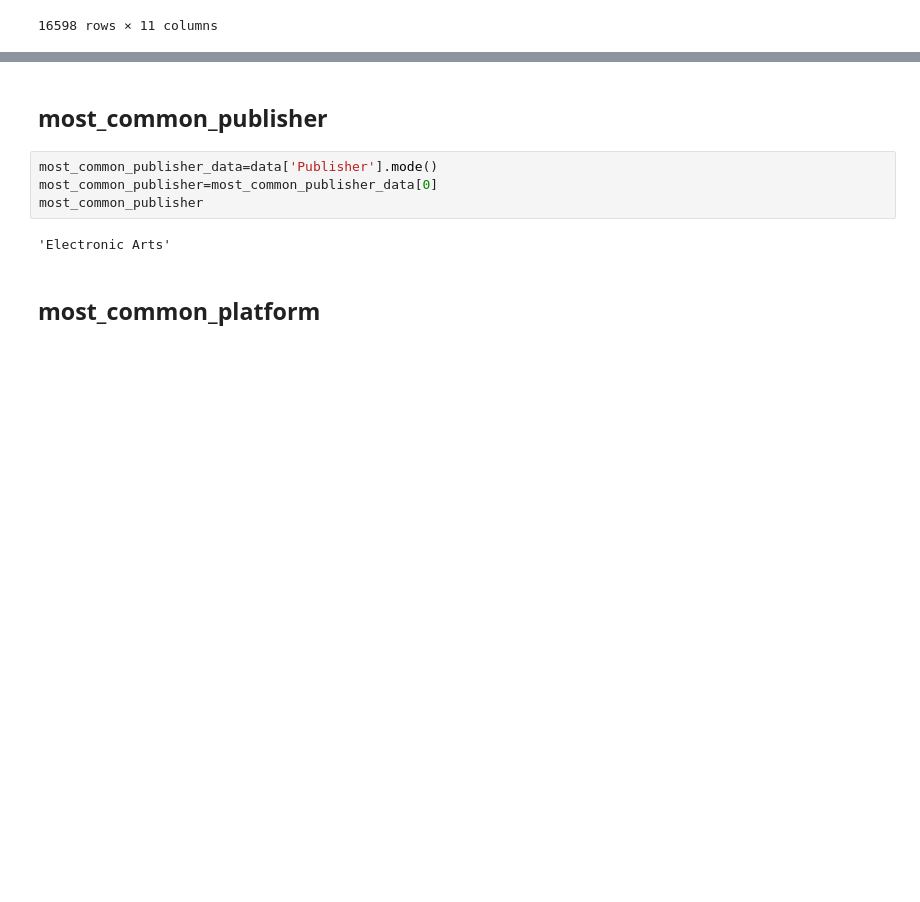
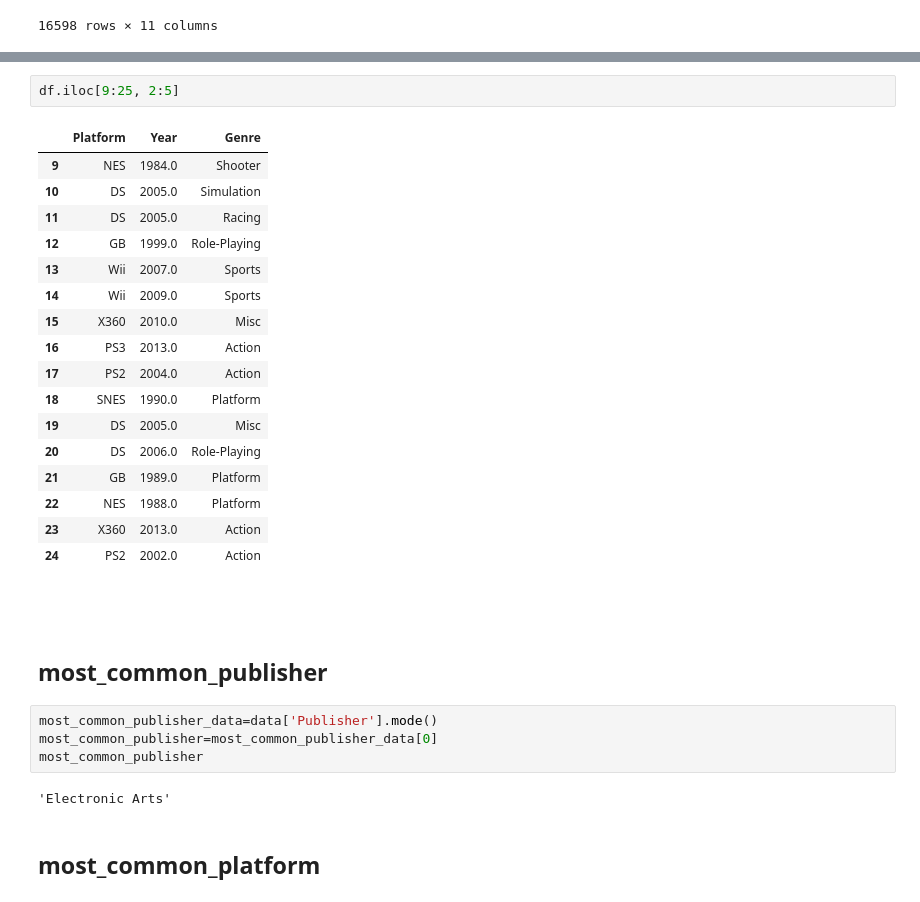
Before and after one commit to ashrf288/pandas, a Jupyter notebook: vg-stats/vg-stats.ipynb, the cells around one changed output, grey strips where cells are left out. Drawn from its saved outputs; the diff is of its cells as text; blank space fills up the shorter version.

```diff
--- a/vg-stats/vg-stats.ipynb
+++ b/vg-stats/vg-stats.ipynb
@@ -21,3 +137,25 @@ df
+# %%
+df.iloc[9:25, 2:5]
+# %% [output]
+|  | Platform | Year | Genre |
+| 9 | NES | 1984.0 | Shooter |
+| 10 | DS | 2005.0 | Simulation |
+| 11 | DS | 2005.0 | Racing |
+| 12 | GB | 1999.0 | Role-Playing |
+| 13 | Wii | 2007.0 | Sports |
+| 14 | Wii | 2009.0 | Sports |
+| 15 | X360 | 2010.0 | Misc |
+| 16 | PS3 | 2013.0 | Action |
+| 17 | PS2 | 2004.0 | Action |
+| 18 | SNES | 1990.0 | Platform |
+| 19 | DS | 2005.0 | Misc |
+| 20 | DS | 2006.0 | Role-Playing |
+| 21 | GB | 1989.0 | Platform |
+| 22 | NES | 1988.0 | Platform |
+| 23 | X360 | 2013.0 | Action |
+| 24 | PS2 | 2002.0 | Action |
+# %% [markdown]
+##
 # %% [markdown]
 ## most_common_publisher
 # %%
```
Also changed, not shown: parts of 13 cells of this notebook.
